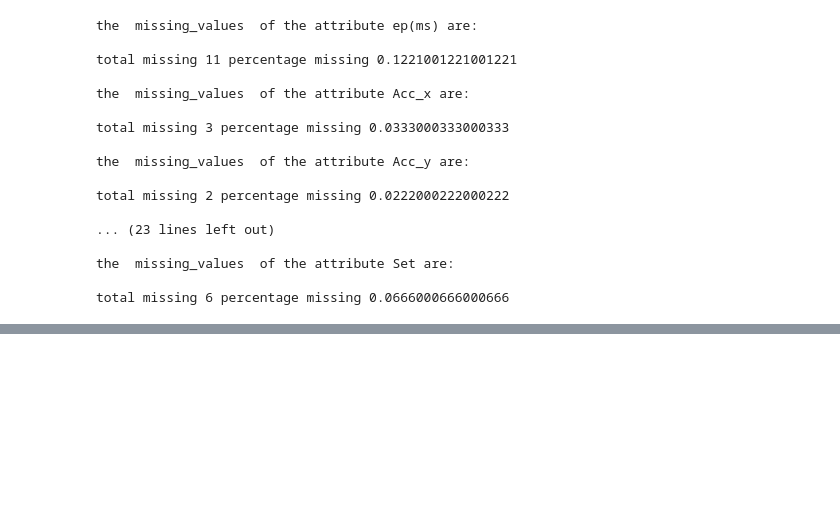
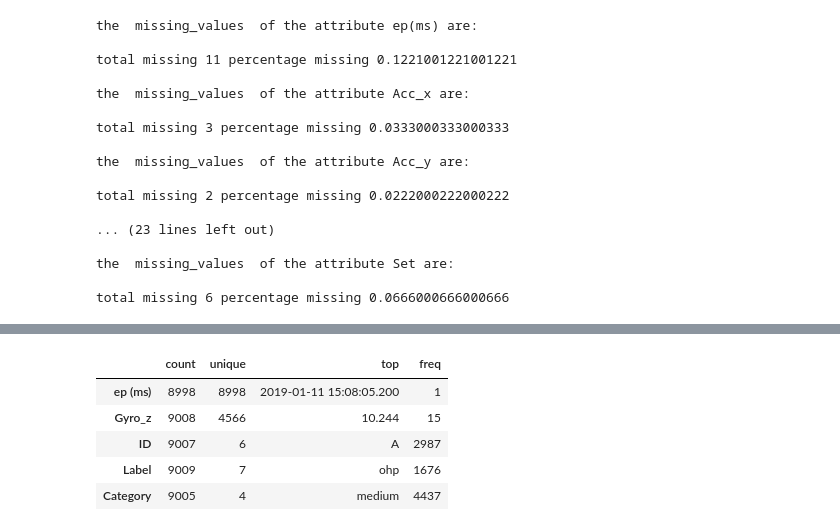
Before and after one commit to rahilGhamraci/Data-Mining-Lab, a Jupyter notebook: Lab 1/Lab 1.ipynb, the cells around one changed output, grey strips where cells are left out. Saved outputs shown, nothing was run; the diff lists cells and outputs as text; code cells hidden in the pictures; blank space fills up the shorter version.

```diff
--- a/Lab 1/Lab 1.ipynb
+++ b/Lab 1/Lab 1.ipynb
@@ -423,3 +450,12 @@ the  unique_values  of the attribute Acc_y are:
 the  unique_values  of the attribute Set are:
 
 93
+# %%
+df[non_numerical_cols].describe().T
+# %% [output]
+|  | count | unique | top | freq |
+| ep (ms) | 8998 | 8998 | 2019-01-11 15:08:05.200 | 1 |
+| Gyro_z | 9008 | 4566 | 10.244 | 15 |
+| ID | 9007 | 6 | A | 2987 |
+| Label | 9009 | 7 | ohp | 1676 |
+| Category | 9005 | 4 | medium | 4437 |
```
Also changed, not shown: parts of 19 cells of this notebook.
